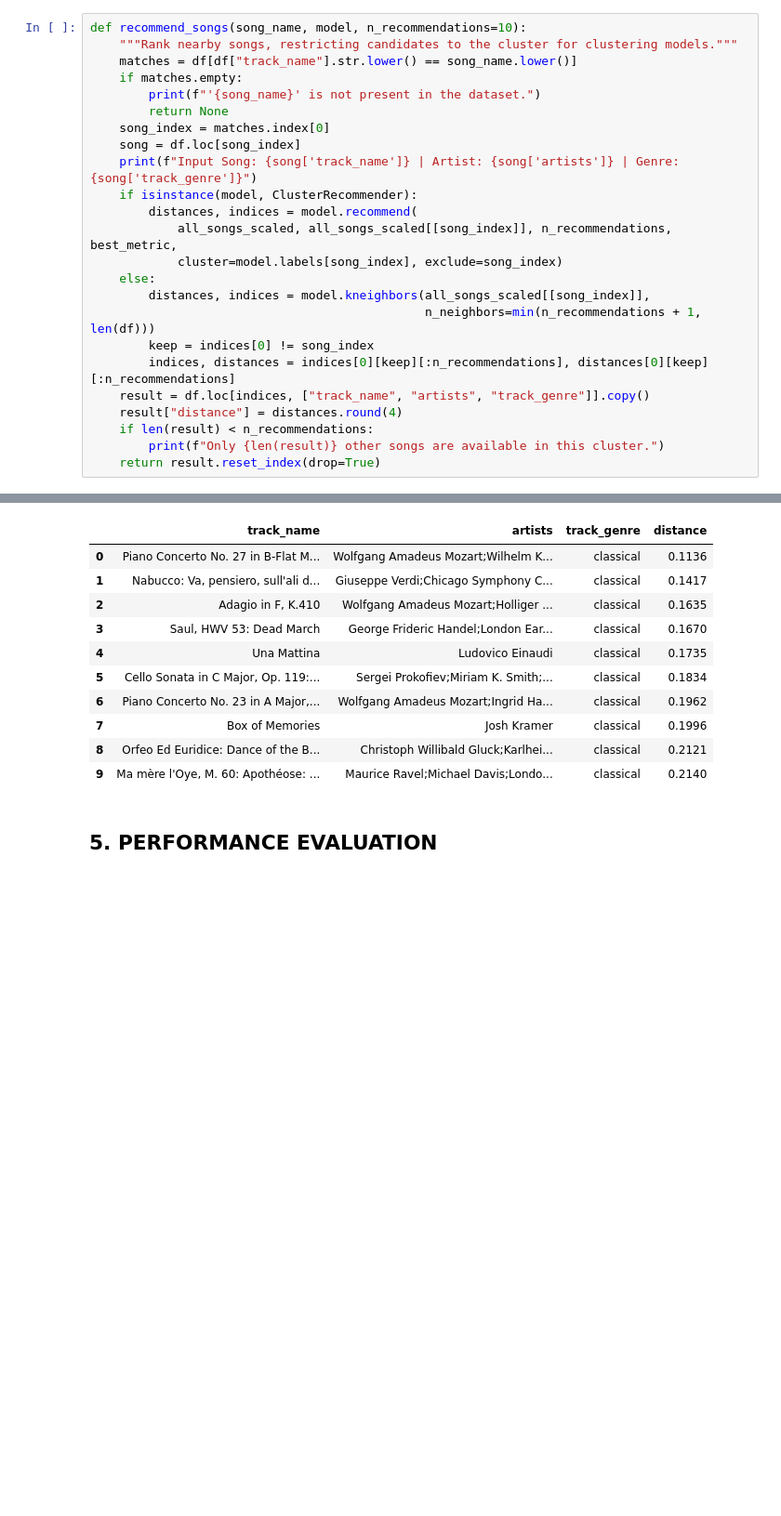
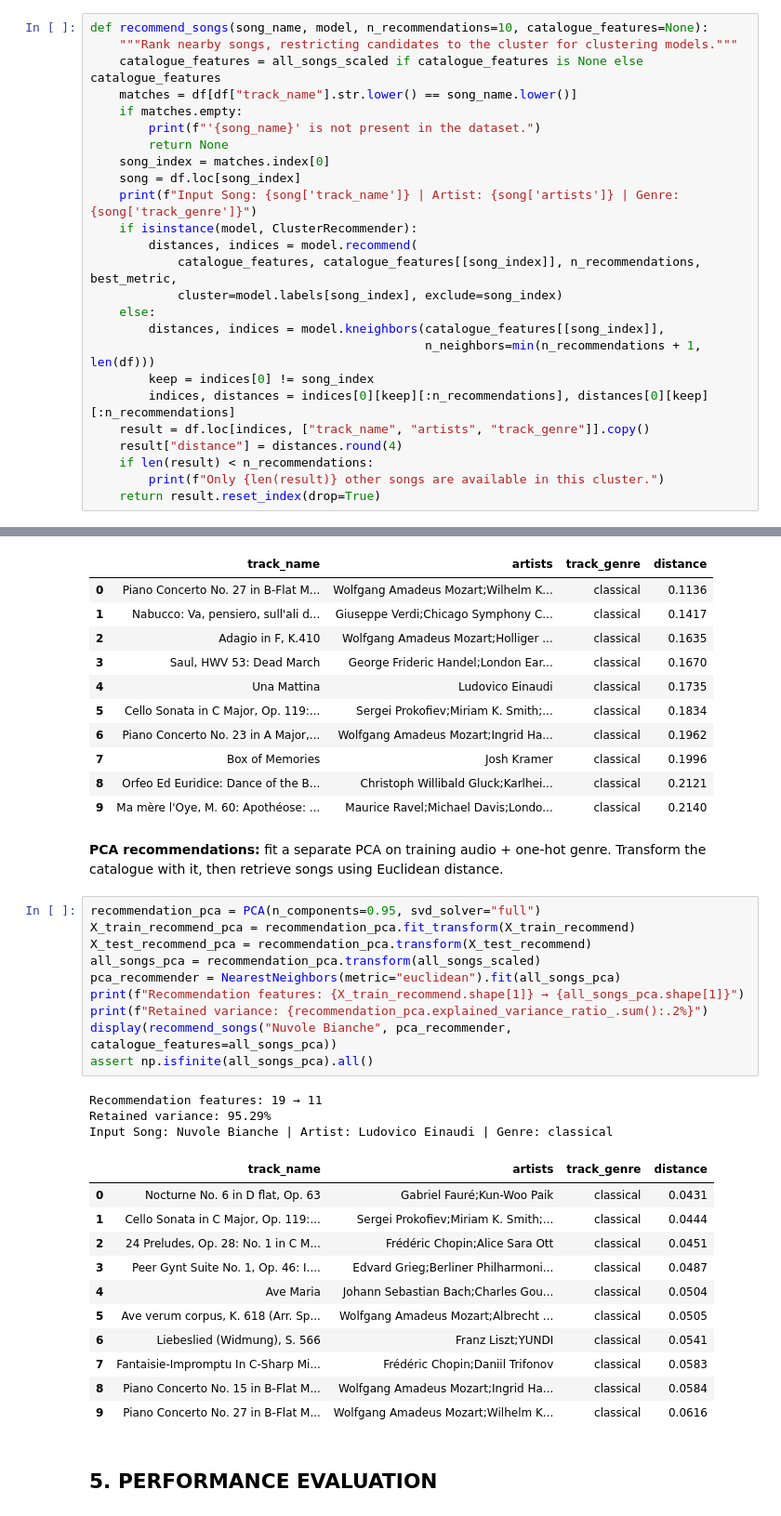
Before and after one commit to ashish-um/music-recommender-knn, a Jupyter notebook: Music_Recommendation_KNN.ipynb, the cells around one changed output, grey strips where cells are left out. Shown at 93% size. Cells and saved outputs as stored; diff of their text form; blank space fills up the shorter version.

```diff
--- a/Music_Recommendation_KNN.ipynb
+++ b/Music_Recommendation_KNN.ipynb
@@ -410,8 +429,9 @@ print("Recommender is ready. Songs in catalogue:", all_songs_scaled.shape[0])
 # %% [output]
 Recommender is ready. Songs in catalogue: 4925
 # %%
-def recommend_songs(song_name, model, n_recommendations=10):
+def recommend_songs(song_name, model, n_recommendations=10, catalogue_features=None):
     """Rank nearby songs, restricting candidates to the cluster for clustering models."""
+    catalogue_features = all_songs_scaled if catalogue_features is None else catalogue_features
     matches = df[df["track_name"].str.lower() == song_name.lower()]
     if matches.empty:
         print(f"'{song_name}' is not present in the dataset.")
@@ -421,10 +441,10 @@ def recommend_songs(song_name, model, n_recommendations=10):
     print(f"Input Song: {song['track_name']} | Artist: {song['artists']} | Genre: {song['track_genre']}")
     if isinstance(model, ClusterRecommender):
         distances, indices = model.recommend(
-            all_songs_scaled, all_songs_scaled[[song_index]], n_recommendations, best_metric,
+            catalogue_features, catalogue_features[[song_index]], n_recommendations, best_metric,
             cluster=model.labels[song_index], exclude=song_index)
     else:
-        distances, indices = model.kneighbors(all_songs_scaled[[song_index]],
+        distances, indices = model.kneighbors(catalogue_features[[song_index]],
                                               n_neighbors=min(n_recommendations + 1, len(df)))
         keep = indices[0] != song_index
         indices, distances = indices[0][keep][:n_recommendations], distances[0][keep][:n_recommendations]
@@ -448,6 +468,34 @@ Input Song: Nuvole Bianche | Artist: Ludovico Einaudi | Genre: classical
 | 7 | Box of Memories | Josh Kramer | classical | 0.1996 |
 | 8 | Orfeo Ed Euridice: Dance of the B... | Christoph Willibald Gluck;Karlhei... | classical | 0.2121 |
 | 9 | Ma mère l'Oye, M. 60: Apothéose: ... | Maurice Ravel;Michael Davis;Londo... | classical | 0.2140 |
+# %% [markdown]
+**PCA recommendations:** fit a separate PCA on training audio + one-hot genre.
+Transform the catalogue with it, then retrieve songs using Euclidean distance.
+# %%
+recommendation_pca = PCA(n_components=0.95, svd_solver="full")
+X_train_recommend_pca = recommendation_pca.fit_transform(X_train_recommend)
+X_test_recommend_pca = recommendation_pca.transform(X_test_recommend)
+all_songs_pca = recommendation_pca.transform(all_songs_scaled)
+pca_recommender = NearestNeighbors(metric="euclidean").fit(all_songs_pca)
+print(f"Recommendation features: {X_train_recommend.shape[1]} → {all_songs_pca.shape[1]}")
+print(f"Retained variance: {recommendation_pca.explained_variance_ratio_.sum():.2%}")
+display(recommend_songs("Nuvole Bianche", pca_recommender, catalogue_features=all_songs_pca))
+assert np.isfinite(all_songs_pca).all()
+# %% [output]
+Recommendation features: 19 → 11
+Retained variance: 95.29%
+Input Song: Nuvole Bianche | Artist: Ludovico Einaudi | Genre: classical
+|  | track_name | artists | track_genre | distance |
+| 0 | Nocturne No. 6 in D flat, Op. 63 | Gabriel Fauré;Kun-Woo Paik | classical | 0.0431 |
+| 1 | Cello Sonata in C Major, Op. 119:... | Sergei Prokofiev;Miriam K. Smith;... | classical | 0.0444 |
+| 2 | 24 Preludes, Op. 28: No. 1 in C M... | Frédéric Chopin;Alice Sara Ott | classical | 0.0451 |
+| 3 | Peer Gynt Suite No. 1, Op. 46: I.... | Edvard Grieg;Berliner Philharmoni... | classical | 0.0487 |
+| 4 | Ave Maria | Johann Sebastian Bach;Charles Gou... | classical | 0.0504 |
+| 5 | Ave verum corpus, K. 618 (Arr. Sp... | Wolfgang Amadeus Mozart;Albrecht ... | classical | 0.0505 |
+| 6 | Liebeslied (Widmung), S. 566 | Franz Liszt;YUNDI | classical | 0.0541 |
+| 7 | Fantaisie-Impromptu In C-Sharp Mi... | Frédéric Chopin;Daniil Trifonov | classical | 0.0583 |
+| 8 | Piano Concerto No. 15 in B-Flat M... | Wolfgang Amadeus Mozart;Ingrid Ha... | classical | 0.0584 |
+| 9 | Piano Concerto No. 27 in B-Flat M... | Wolfgang Amadeus Mozart;Wilhelm K... | classical | 0.0616 |
 # %% [markdown]
 ## 5. PERFORMANCE EVALUATION
 # %% [markdown]
```
Also changed, not shown: parts of 9 cells of this notebook.
